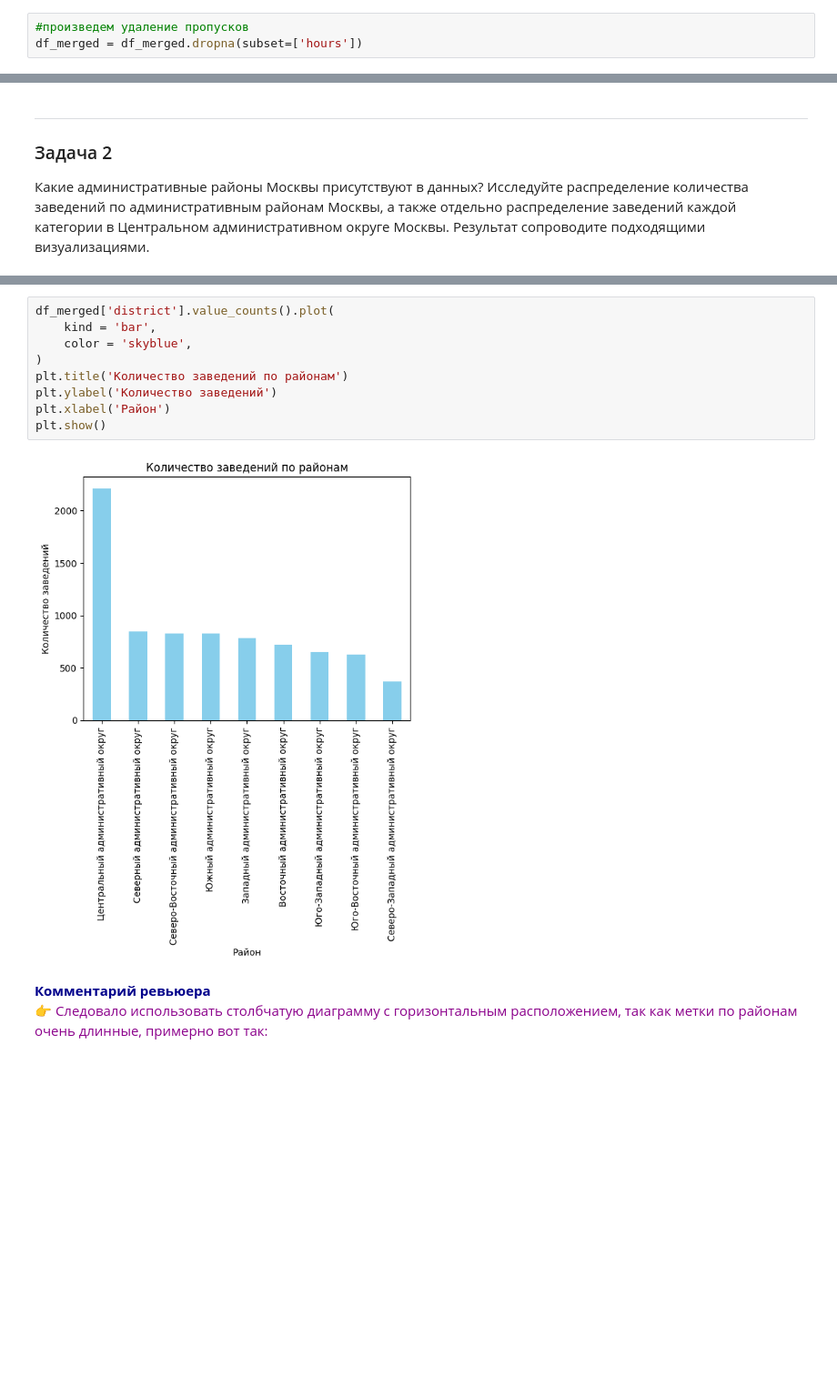
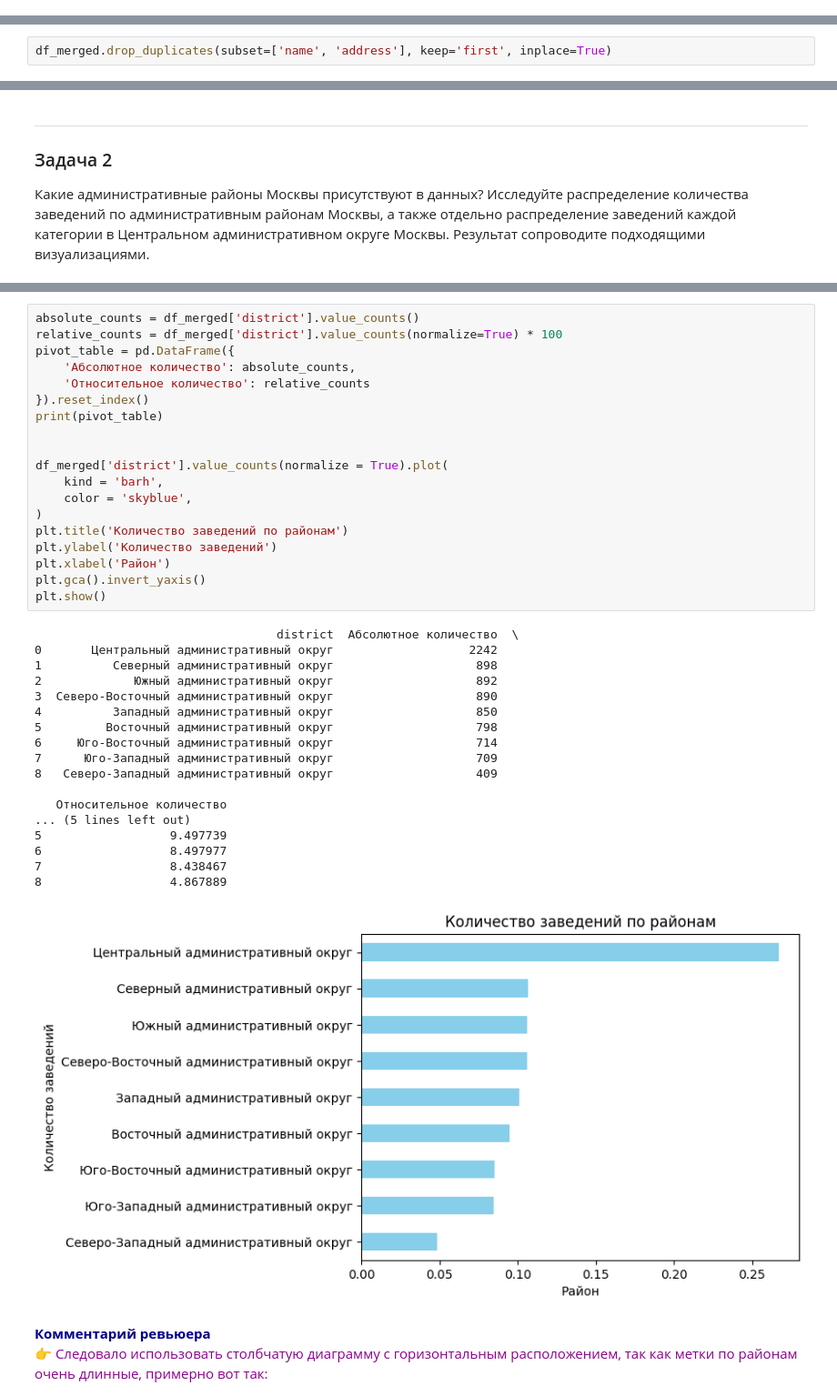
Before and after one commit to PsychoCoderrr/YPracticumProjects, a Jupyter notebook: VizPythonProjectVer2.ipynb, the cells around one changed output, grey strips where cells are left out. Shown at 91% size. Drawn from its saved outputs; the diff is of its cells as text; blank space fills up the shorter version.

```diff
--- a/VizPythonProjectVer2.ipynb
+++ b/VizPythonProjectVer2.ipynb
@@ -312,6 +312,3 @@ start_str_count = df_merged.shape[0]
 start_str_count
 # %% [output]
 8406
-# %%
-#произведем удаление пропусков
-df_merged = df_merged.dropna(subset=['hours'])
@@ -429,3 +407,5 @@ memory usage: 860.8+ KB
+# %%
+df_merged.drop_duplicates(subset=['name', 'address'], keep='first', inplace=True)
 # %%
 #посчитаем кол-во строк в после удаления дубликатов
 final_str_count = df_merged.shape[0]
@@ -529,16 +526,43 @@ plt.show()
 ![image-3.png](attachment:image-3.png)
 ![image-4.png](attachment:image-4.png)
 # %%
-df_merged['district'].value_counts().plot(
-    kind = 'bar',
+absolute_counts = df_merged['district'].value_counts()
+relative_counts = df_merged['district'].value_counts(normalize=True) * 100
+pivot_table = pd.DataFrame({
+    'Абсолютное количество': absolute_counts,
+    'Относительное количество': relative_counts
+}).reset_index()
+print(pivot_table)
+
+
+df_merged['district'].value_counts(normalize = True).plot(
+    kind = 'barh',
     color = 'skyblue',
 )
 plt.title('Количество заведений по районам')
 plt.ylabel('Количество заведений')
 plt.xlabel('Район')
+plt.gca().invert_yaxis()
 plt.show()
 # %% [output]
+                                  district  Абсолютное количество  \
+0       Центральный административный округ                   2242
+1          Северный административный округ                    898
+2             Южный административный округ                    892
+3  Северо-Восточный административный округ                    890
+4          Западный административный округ                    850
+5         Восточный административный округ                    798
+6     Юго-Восточный административный округ                    714
+7      Юго-Западный административный округ                    709
+8   Северо-Западный административный округ                    409
+
+   Относительное количество
+... (5 lines left out)
+5                  9.497739
+6                  8.497977
+7                  8.438467
+8                  4.867889
-[figure, old version]
+[figure, new version]
 # %% [markdown]
 <font color='DarkBlue'><b>Комментарий ревьюера</b></font><br>
 <font color='DarkMagenta'>👉 Следовало использовать столбчатую диаграмму с горизонтальным расположением, так как метки по районам очень длинные, примерно вот так:</font>
```
Also changed, not shown: parts of 35 cells of this notebook.
